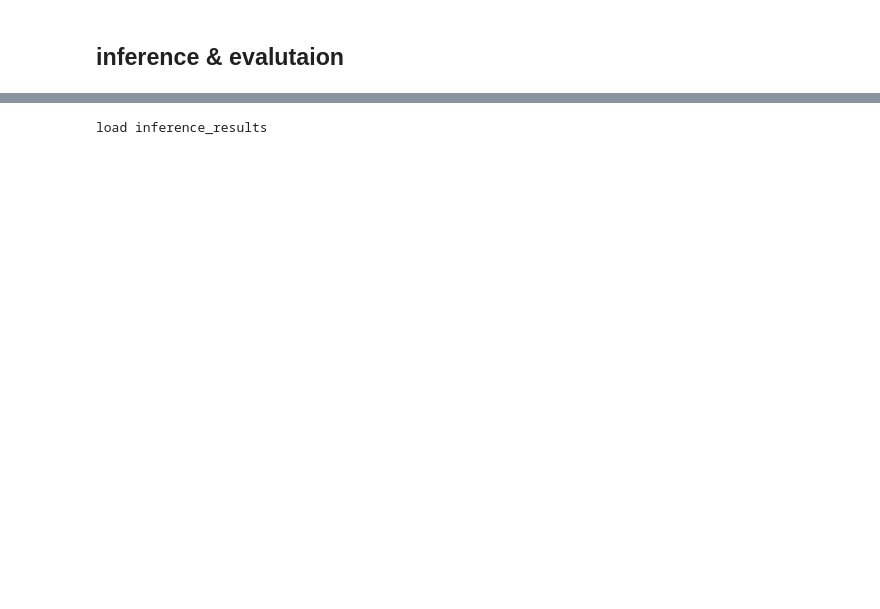
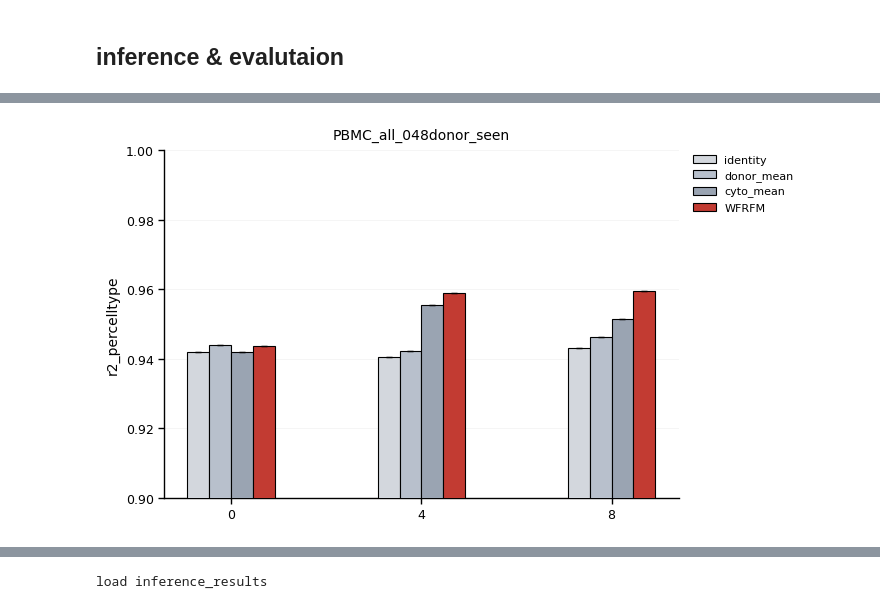
Before and after one commit to QiangweiPeng/UPT, a Jupyter notebook: WFRFM/notebook/YuchuanWang/downstream_PBMC.ipynb, the cells around one changed output, grey strips where cells are left out. Saved outputs shown, nothing was run; the diff lists cells and outputs as text; code cells hidden in the pictures; blank space fills up the shorter version.

```diff
--- a/WFRFM/notebook/YuchuanWang/downstream_PBMC.ipynb
+++ b/WFRFM/notebook/YuchuanWang/downstream_PBMC.ipynb
@@ -208,0 +467,40 @@ save inference_results to results/exp_20260404_151910_PBMC_donor11_hvg2000_gemin
+# %%
+group_names = ["0", "4", "8"]
+method_names = ["identity", "donor_mean", "cyto_mean","WFRFM"]
+
+data_dict = {
+    "WFRFM":  [0.9436206301147720, 0.9587703024009150, 0.9594893083430130],
+    "identity": [0.9418804693154480, 0.9403810160438400, 0.9429669773428250],
+    "donor_mean": [0.9438711493156230, 0.9422745314590090, 0.9462805258630900],
+    "cyto_mean":  [0.9418804693154480, 0.9555237291706110, 0.9513417853413490],
+}
+err_dict = {
+     "WFRFM":  [0,0,0],
+    "identity": [0,0,0],
+    "donor_mean": [0,0,0],
+    "cyto_mean":  [0,0,0],
+}
+
+colors = ["#D3D7DD", "#B8C0CC", "#9AA4B2", "#C23B32"]
+
+
+
+fig, ax = plot_grouped_bar(
+    data_dict=data_dict,
+    group_names=group_names,
+    method_names=method_names,
+    y_label="r2_percelltype",
+    title="PBMC_all_048donor_seen",
+    colors=colors,
+    figsize=(7.2, 4.2),
+    bar_width=0.18,
+    group_gap=0.85,
+    ylim=(0.9, 1.0),
+    show_values=False,
+    err_dict=err_dict,
+    save_path="figures/PBMC/r2_percelltype_048.pdf",
+)
+
+plt.show()
+# %% [output]
+[figure, added]
```
Also changed, not shown: parts of 52 cells of this notebook, 32 other files.
